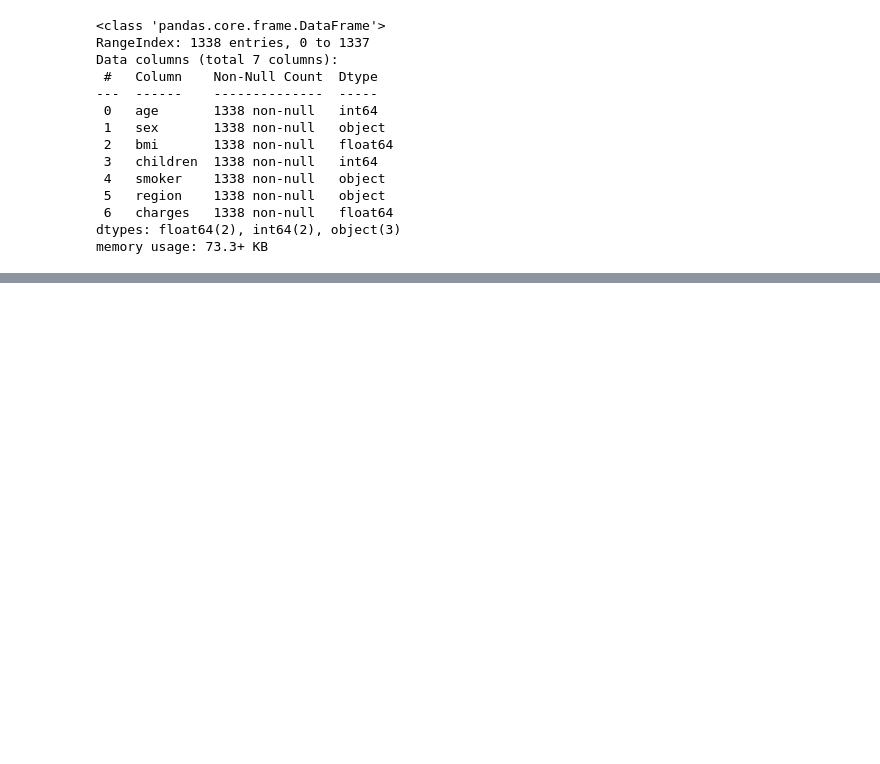
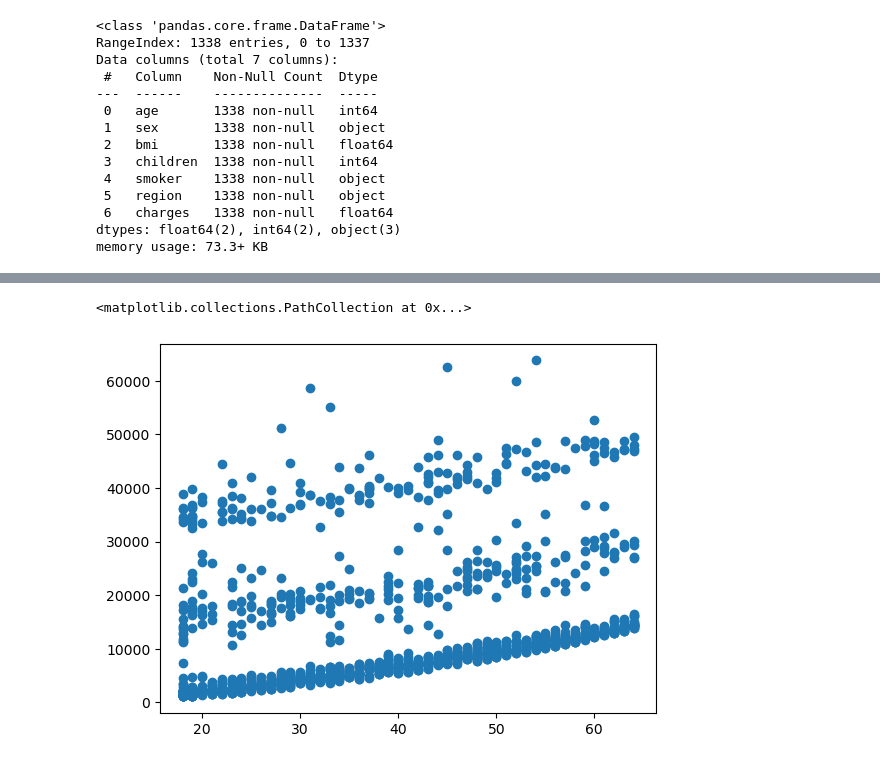
Before and after one commit to mayurkadam9833/Medical-Insurance-Charges-Estimator, a Jupyter notebook: research/Experiments.ipynb, the cells around one changed output, grey strips where cells are left out. Cells and saved outputs as stored; diff of their text form; code cells hidden in the pictures; blank space fills up the shorter version.

```diff
--- a/research/Experiments.ipynb
+++ b/research/Experiments.ipynb
@@ -30,0 +114,5 @@ memory usage: 73.3+ KB
+# %%
+plt.scatter(data["age"],data["charges"])
+# %% [output]
+<matplotlib.collections.PathCollection at 0x...>
+[figure, added]
```
Also changed, not shown: parts of 28 cells of this notebook, 3 other files.
